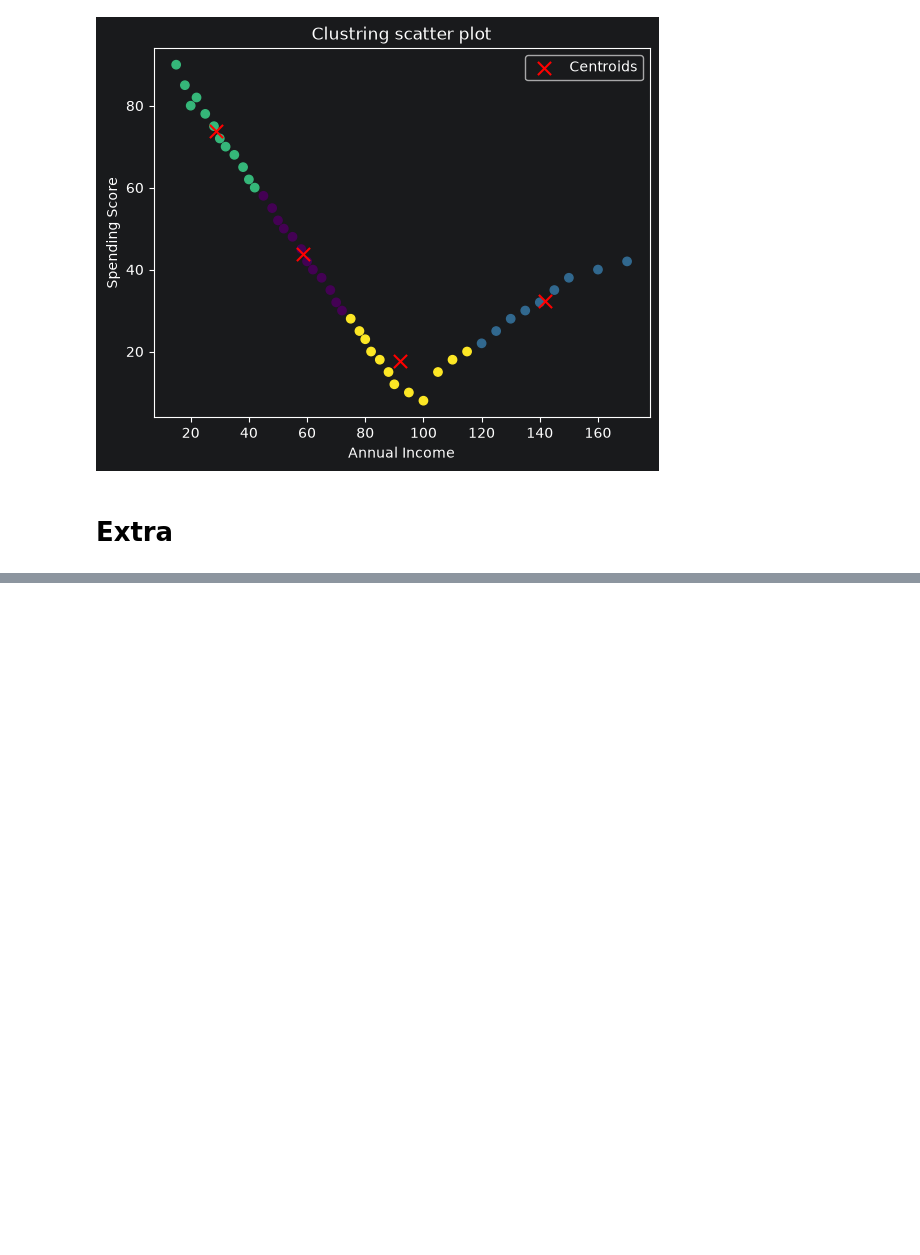
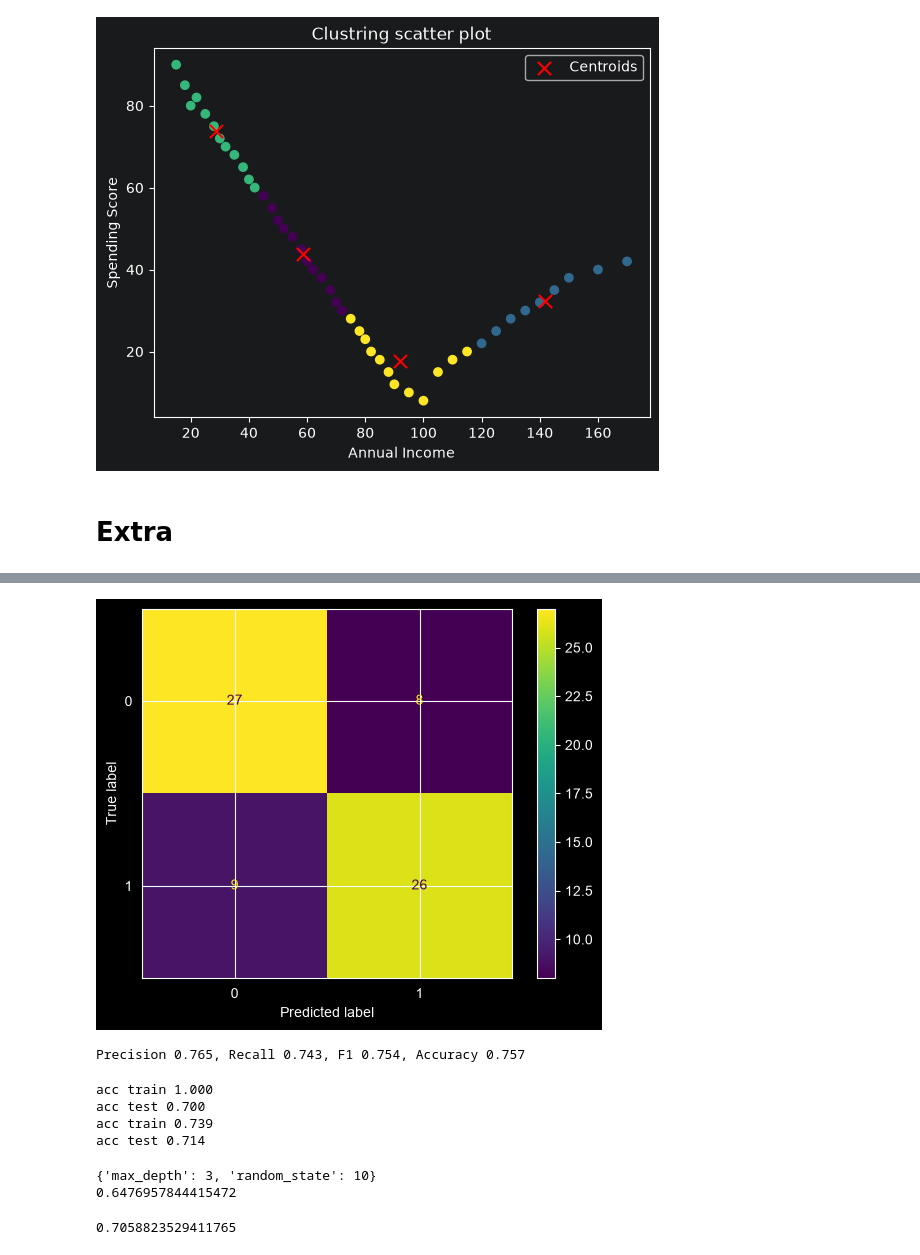
Before and after one commit to mrpanigale/Maktab-AI-145, a Jupyter notebook: CWs/week7/cw_w7_2.ipynb, the cells around one changed output, grey strips where cells are left out. Saved outputs shown, nothing was run; the diff lists cells and outputs as text; code cells hidden in the pictures; blank space fills up the shorter version.

```diff
--- a/CWs/week7/cw_w7_2.ipynb
+++ b/CWs/week7/cw_w7_2.ipynb
@@ -551,0 +626,67 @@ plt.show()
+# %%
+Xtrain,Xtest,ytrain,ytest = train_test_split(df_2.iloc[:,2:-1],df_2.iloc[:,-1],test_size=0.2,random_state=42,stratify=df_2.iloc[:,-1])
+
+from sklearn.linear_model import LogisticRegression
+import matplotlib.pyplot as plt
+# import Decision boundry from sklearn
+from sklearn.inspection import DecisionBoundaryDisplay
+from sklearn.metrics import confusion_matrix,ConfusionMatrixDisplay
+logreg = LogisticRegression()
+
+logreg.fit(Xtrain,ytrain)
+ypred = logreg.predict(Xtest)
+
+cm = confusion_matrix(ytest,ypred)
+dsp = ConfusionMatrixDisplay(confusion_matrix=cm,display_labels=logreg.classes_)
+dsp.plot()
+plt.show()
+tn,fp,fn,tp = cm.ravel()
+precision = tp / (tp + fp +1e-7)
+recall = tp / (tp + fn +1e-7)
+f1 = 2 * precision * recall / (precision + recall + 1e-7)
+accuracy = (tp + tn) / (tp + tn + fp + fn + 1e-7)
+print(f"Precision {precision:.3f}, Recall {recall:.3f}, F1 {f1:.3f}, Accuracy {accuracy:.3f}")
+# %% [output]
+[figure, added]
+Precision 0.765, Recall 0.743, F1 0.754, Accuracy 0.757
+# %%
+from sklearn.tree import DecisionTreeClassifier
+
+tree = DecisionTreeClassifier(max_depth=None,random_state=42)
+tree.fit(Xtrain,ytrain)
+ypred_tree = tree.predict(Xtest)
+print(f"acc train {tree.score(Xtrain,ytrain):.3f}")
+print(f"acc test {tree.score(Xtest,ytest):.3f}")
+
+tree_3 = DecisionTreeClassifier(max_depth=3,random_state=42)
+tree_3.fit(Xtrain,ytrain)
+ypred_tree_3 = tree_3.predict(Xtest)
+print(f"acc train {tree_3.score(Xtrain,ytrain):.3f}")
+print(f"acc test {tree_3.score(Xtest,ytest):.3f}")
+# %% [output]
+acc train 1.000
+acc test 0.700
+acc train 0.739
+acc test 0.714
+# %%
+from sklearn.model_selection import GridSearchCV,StratifiedKFold
+from sklearn.metrics import f1_score
+tree_raw = DecisionTreeClassifier()
+skf = StratifiedKFold(n_splits=5,shuffle=True,random_state=42)
+grid_search = GridSearchCV(
+    cv=skf,
+    estimator=tree_raw,
+    param_grid={"max_depth":[1,3,5,10],"random_state":[10,20,42,50]},
+    scoring="f1"
+)
+grid_search.fit(Xtrain,ytrain)
+print(grid_search.best_params_)
+best_model = grid_search.best_estimator_
+print(grid_search.best_score_)
+best_pred = best_model.predict(Xtest)
+
+f1_score(ytest,best_pred)
+# %% [output]
+{'max_depth': 3, 'random_state': 10}
+0.6476957844415472
+0.7058823529411765
```
Also changed, not shown: parts of 10 cells of this notebook, 5 other files.
